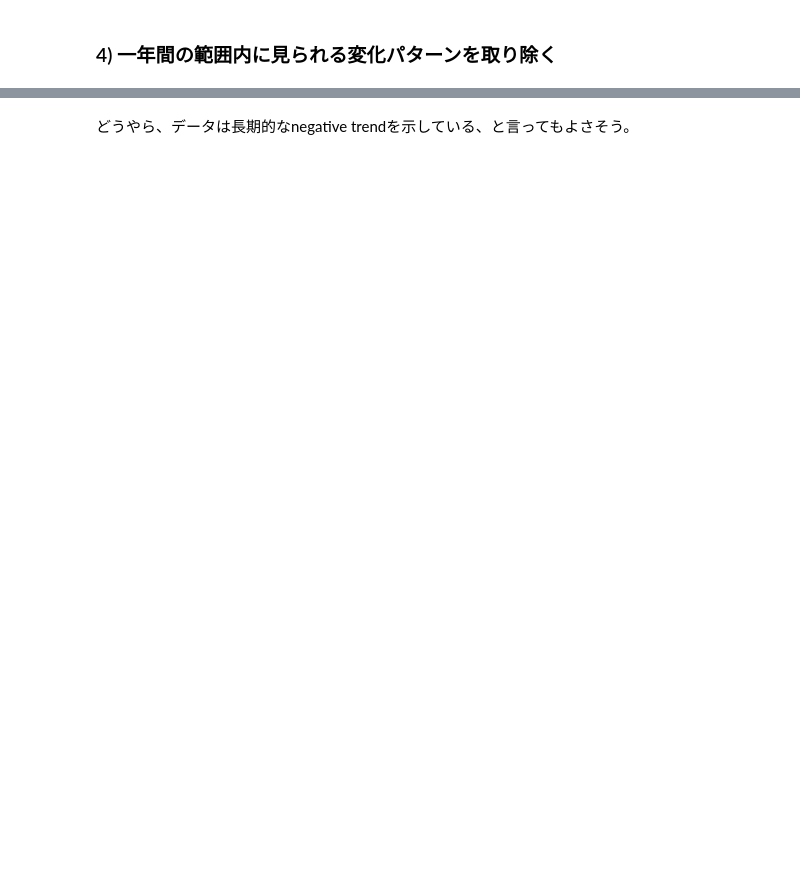
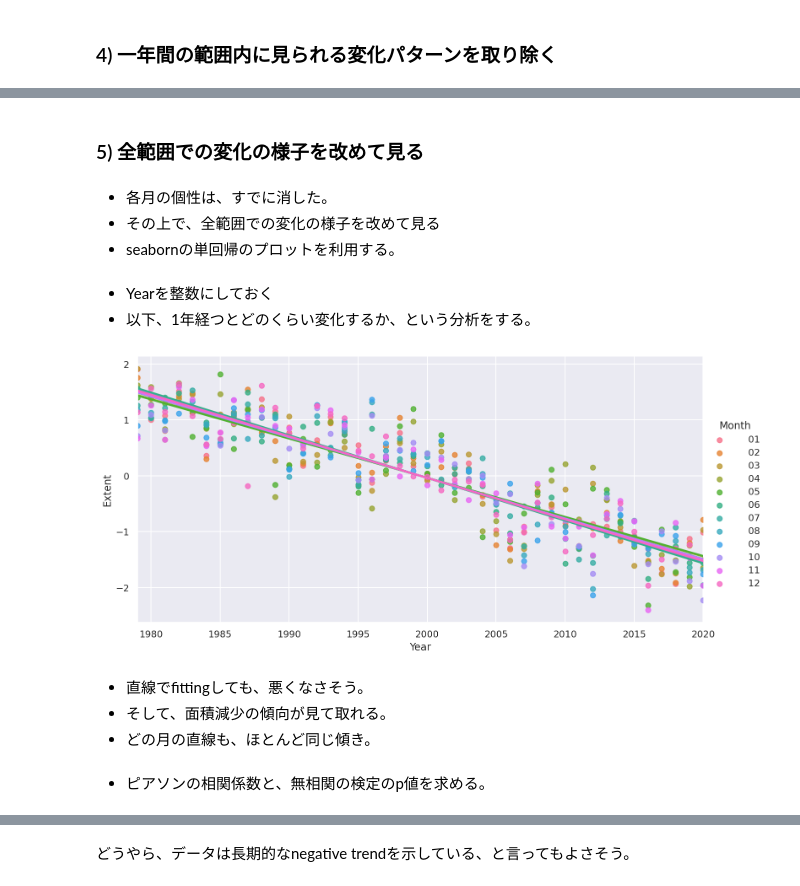
Before and after one commit to yfukui47/course2021-sml, a Jupyter notebook: 06_linear_regression_1.ipynb, the cells around one changed output, grey strips where cells are left out. Cells and saved outputs as stored; diff of their text form; code cells hidden in the pictures; blank space fills up the shorter version.

```diff
--- a/06_linear_regression_1.ipynb
+++ b/06_linear_regression_1.ipynb
@@ -134,7 +268,2 @@ plt.ylabel('Extent')
 # %% [markdown]
 ### 3) 一年間の範囲内での変化のパターンを可視化する
-# %%
-# seabornを使う準備
-import seaborn as sns
-sns.set_style("whitegrid")
-sns.set_context("notebook", font_scale=1, rc={"lines.linewidth": 2,'font.family': [u'times']})
@@ -165,6 +285,0 @@ n_ice.Extent.hist(by=n_ice_monthly.Month)
-# %%
-# 月ごとにz値へ変換する。（よく使うデータ標準化の手法。）
-for i in n_ice.Month.unique():
-  idx = n_ice.Month == i
-  z_values = (n_ice.loc[idx, 'Extent'] - month_means[i]) / month_stds[i]
-  n_ice.loc[idx, 'Extent'] = z_values
@@ -241,0 +333,5 @@ plt.savefig("IceExtentLinearRegressionAllMonthsByYearPrediction.png", dpi=300, b
+# %%
+for month in n_ice.Month.unique():
+  idx = n_ice.Month == month
+  z_values = (n_ice['Extent'][idx] - month_means[month]) / month_stds[month]
+  n_ice['Extent'][idx] = z_values
@@ -241,0 +352,9 @@ plt.savefig("IceExtentLinearRegressionAllMonthsByYearPrediction.png", dpi=300, b
+# %% [markdown]
+### 5) 全範囲での変化の様子を改めて見る
+# %% [markdown]
+* 各月の個性は、すでに消した。
+* その上で、全範囲での変化の様子を改めて見る
+ * seabornの単回帰のプロットを利用する。
+# %% [markdown]
+* Yearを整数にしておく
+ * 以下、1年経つとどのくらい変化するか、という分析をする。
@@ -241,0 +363,11 @@ plt.savefig("IceExtentLinearRegressionAllMonthsByYearPrediction.png", dpi=300, b
+# %%
+sns.lmplot("Year", "Extent", n_ice, hue="Month", ci=None, aspect=2)
+plt.savefig("IceExtentAllMonthsByYearlmplot.png", bbox_inches='tight')
+# %% [output]
+[figure, added]
+# %% [markdown]
+* 直線でfittingしても、悪くなさそう。
+* そして、面積減少の傾向が見て取れる。
+ * どの月の直線も、ほとんど同じ傾き。
+# %% [markdown]
+* ピアソンの相関係数と、無相関の検定のp値を求める。
```
Also changed, not shown: parts of 111 cells of this notebook.
